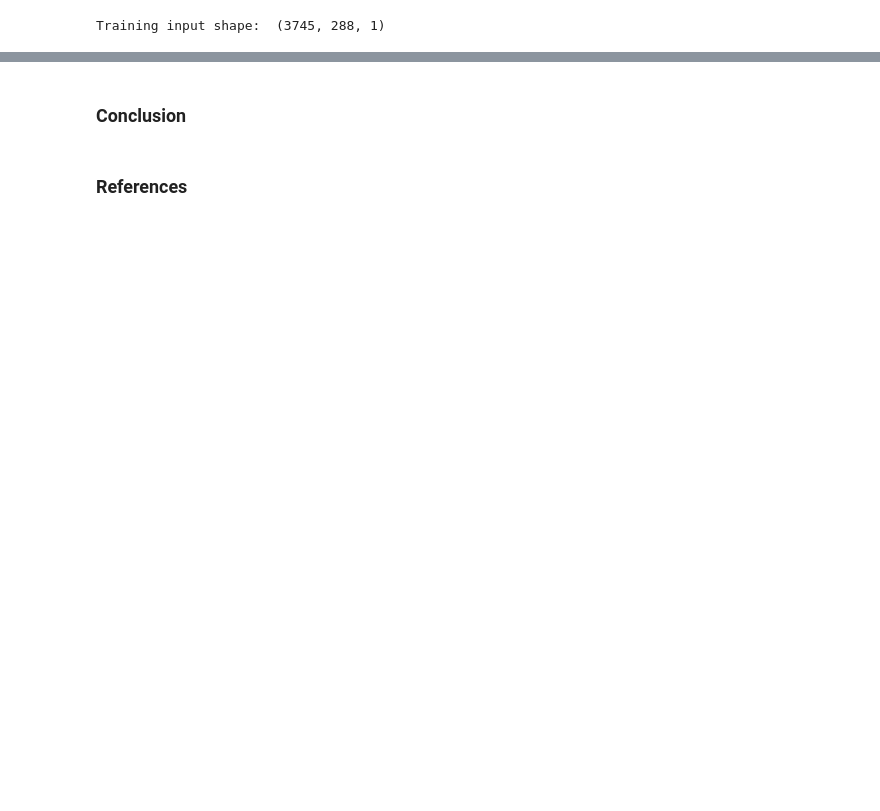
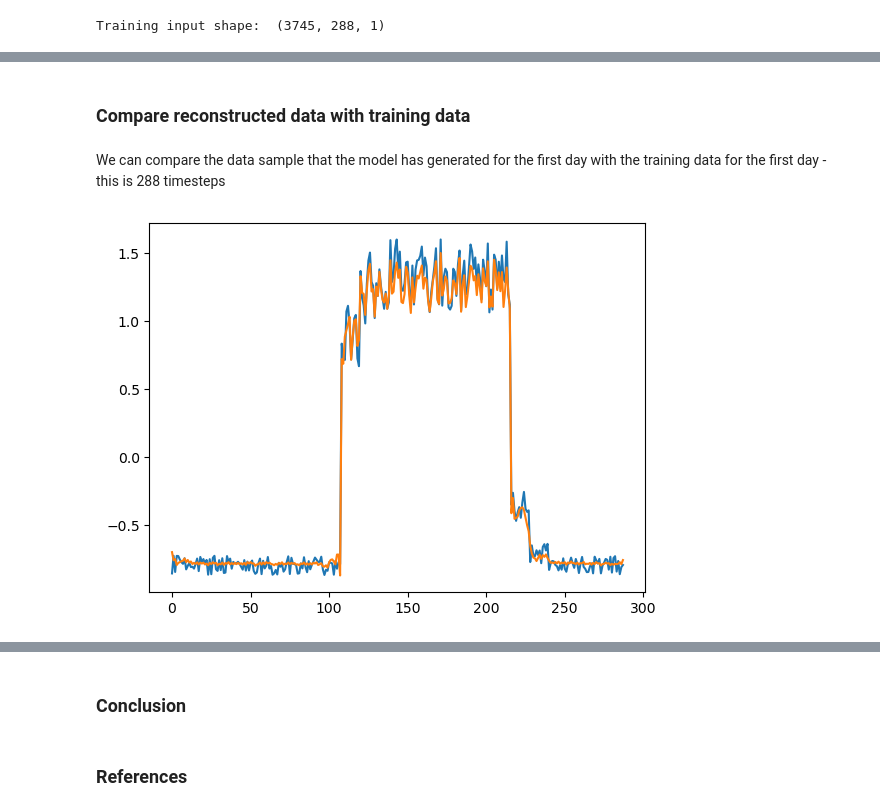
Before and after one commit to fabiofabrizi/ML-and-Stats-Portfolio, a Jupyter notebook: project/Keras Project.ipynb, the cells around one changed output, grey strips where cells are left out. Saved outputs shown, nothing was run; the diff lists cells and outputs as text; code cells hidden in the pictures; blank space fills up the shorter version.

```diff
--- a/project/Keras Project.ipynb
+++ b/project/Keras Project.ipynb
@@ -347,0 +332,11 @@ This is how we get to MAE.
+# %% [markdown]
+### Compare reconstructed data with training data
+# %% [markdown]
+We can compare the data sample that the model has generated for the first day with the training data for the first day - this is 288 timesteps
+# %%
+# Checking the first day's data sample with the original
+plt.plot(x_train[0])
+plt.plot(x_train_pred[0])
+plt.show()
+# %% [output]
+[figure, added]
```
Also changed, not shown: parts of 51 cells of this notebook.
